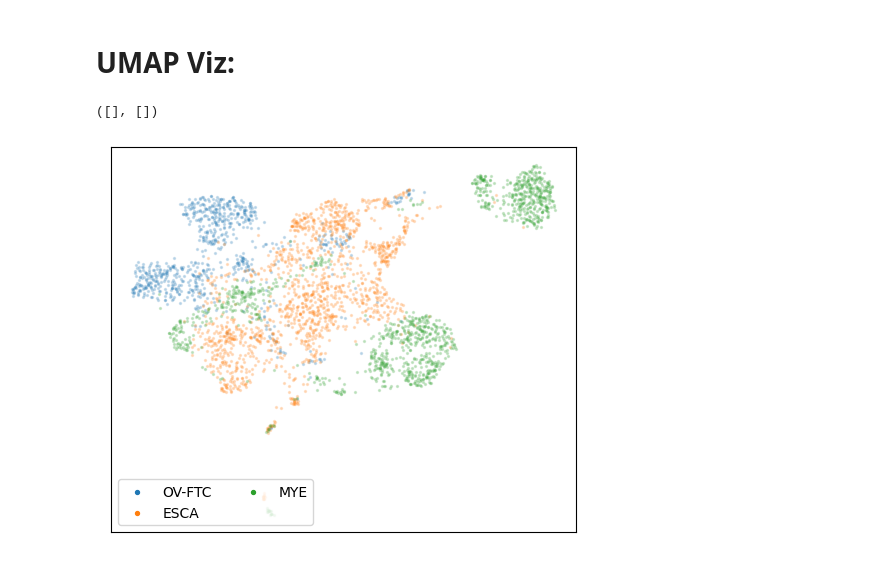
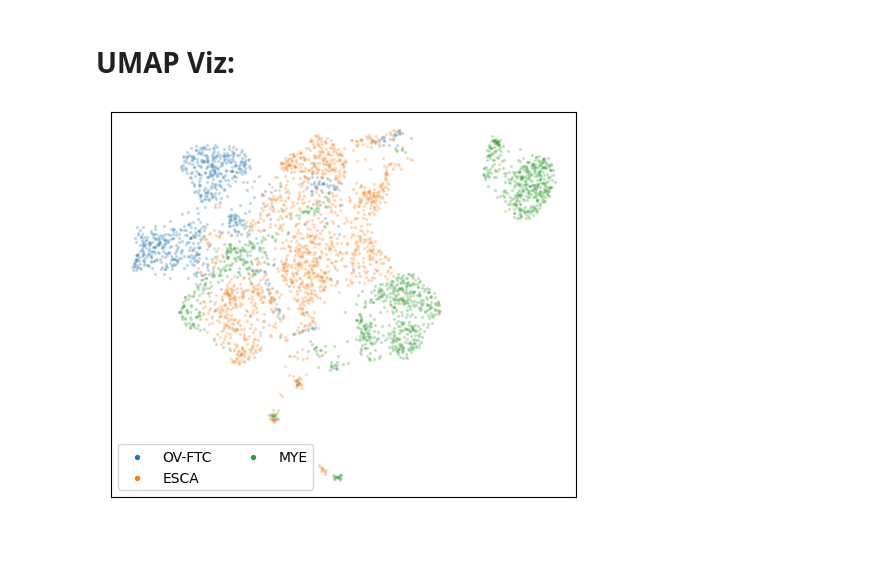
Before and after one commit to aaronwtr/geneius, a Jupyter notebook: notebooks/Data Load and UMAP.ipynb, the cells around one changed output. Saved outputs shown, nothing was run; the diff lists cells and outputs as text; code cells hidden in the pictures.

```diff
--- a/notebooks/Data Load and UMAP.ipynb
+++ b/notebooks/Data Load and UMAP.ipynb
@@ -18,7 +21,7 @@ import matplotlib.pyplot as plt
 # %% [markdown]
 ## Myeloid:
 # %%
-mye_data = ad.read_h5ad('data/mye/mye_query_adata.h5ad')
+mye_data = ad.read_h5ad('../data/mye/mye_query_adata.h5ad')
 mye_data
 # %% [output]
 AnnData object with n_obs × n_vars = 3430 × 3000
@@ -113,21 +116,21 @@ embedding_sanity_check = umap.UMAP(min_dist=0.5, spread=1
 # %%
 plt.rcParams['axes.facecolor']='white'
 plt.figure(figsize=(6,5))
 random.seed(23)
 np.random.seed(2023)
-all_labels = np.unique(mye_test.obs.cancer_type)
+all_labels = np.unique(mye_data.obs.cancer_type)
 random.shuffle(all_labels)
 colors = sns.color_palette('tab10', len(all_labels))
 for i, label_name in enumerate(all_labels):
-    plt.scatter(embedding_sanity_check[mye_test.obs.cancer_type==label_name, 0],
-                        embedding_sanity_check[mye_test.obs.cancer_type==label_name, 1], s= 2,
+    plt.scatter(embedding_sanity_check[mye_data.obs.cancer_type==label_name, 0],
+                        embedding_sanity_check[mye_data.obs.cancer_type==label_name, 1], s= 2,
                         label=label_name,color=colors[i],alpha=0.2)
 leg = plt.legend(prop={'size': 10},loc='lower left',ncol=2)
 plt.rcParams["legend.markerscale"] = 2.0
 for lh in leg.legendHandles:
     lh.set_alpha(1)
 plt.xticks([])
 plt.yticks([])
+plt.show()
 # %% [output]
-([], [])
-[figure, old version]
+[figure, new version]
```
Also changed, not shown: parts of 9 cells of this notebook.
